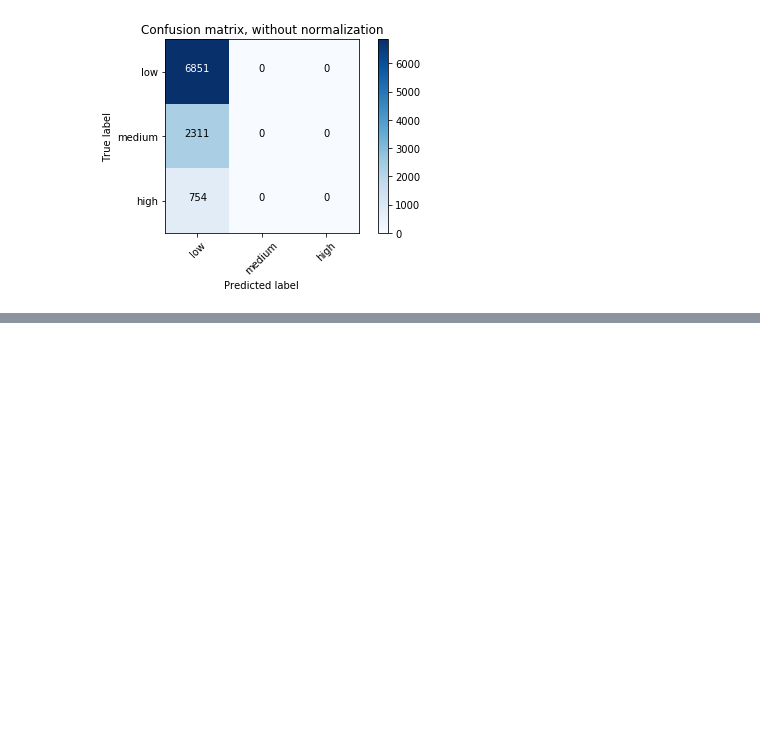
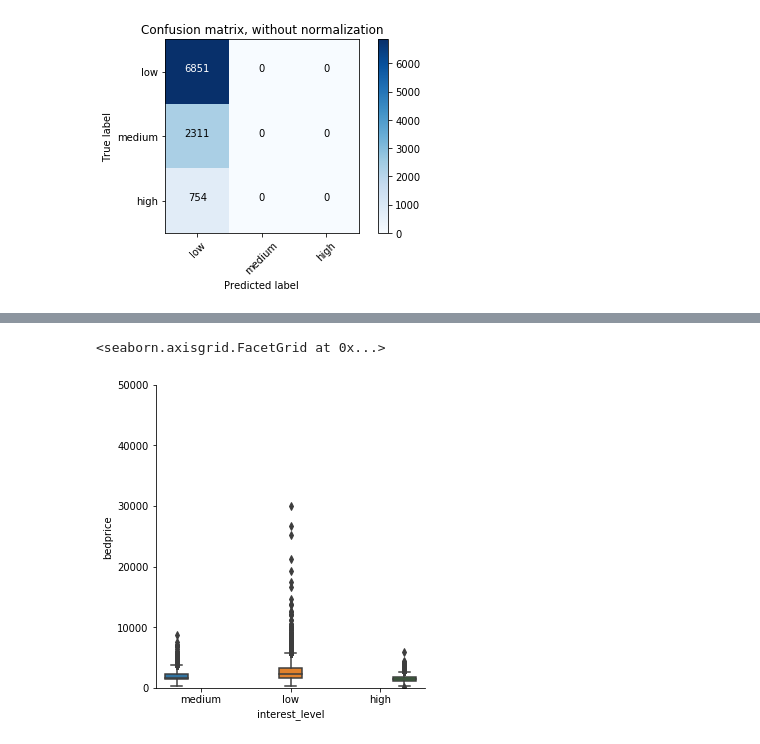
Before and after one commit to DrewPritchard/BigData_PSTAT235, a Jupyter notebook: rentalPrice_georgia.ipynb, the cells around one changed output, grey strips where cells are left out. Drawn from its saved outputs; the diff is of its cells as text; code cells hidden in the pictures; blank space fills up the shorter version.

```diff
--- a/rentalPrice_georgia.ipynb
+++ b/rentalPrice_georgia.ipynb
@@ -1317,0 +1320,4 @@ Confusion matrix, without normalization
+# %%
+train_data_df2 = train_data_df.withColumn("bedprice",train_data_df["price"]/train_data_df["bedrooms"])
+# %%
+train_data_pd2 = train_data_df2.toPandas()
@@ -1317,0 +1329,13 @@ Confusion matrix, without normalization
+# %%
+import seaborn as sns
+sns.catplot(kind='box',        # Boxplot
+               y='bedprice',       # Y-axis - values for boxplot
+               x='interest_level',        # X-axis - first factor
+               hue='interest_level',         # Second factor denoted by color
+               data=train_data_pd2,        # Dataframe
+               #height=8,            # Figure size (x100px)
+               #aspect=1.5,        # Width = size * aspect
+               legend_out=False).set(ylim=(0, 50000))
+# %% [output]
+<seaborn.axisgrid.FacetGrid at 0x...>
+[figure, added]
```
Also changed, not shown: parts of 50 cells of this notebook.
